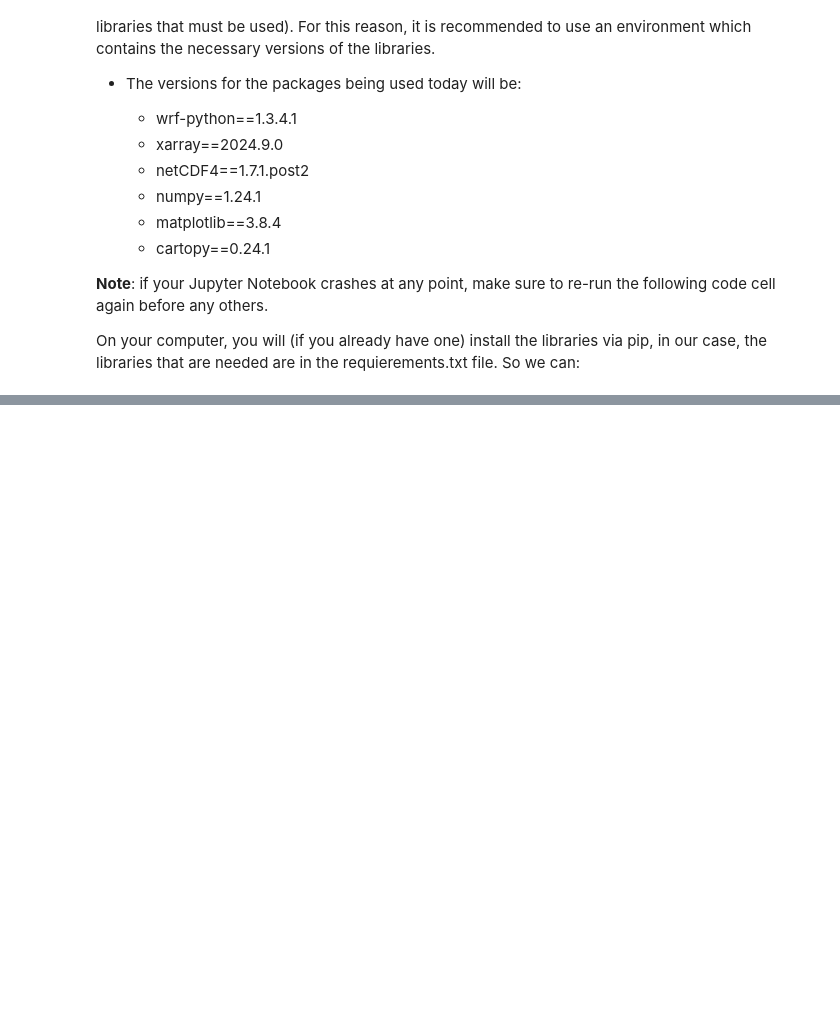
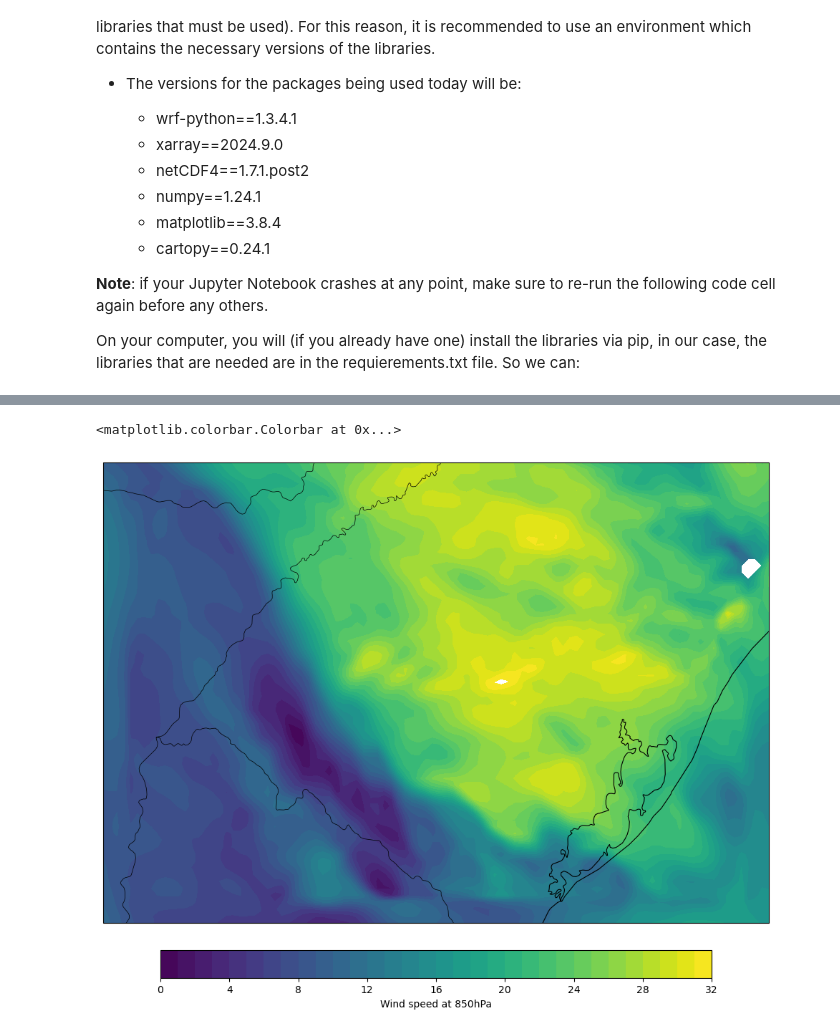
Before and after one commit to douglima8/WRF-Python, a Jupyter notebook: WRF-Python_tutorial.ipynb, the cells around one changed output, grey strips where cells are left out. Saved outputs shown, nothing was run; the diff lists cells and outputs as text; code cells hidden in the pictures; blank space fills up the shorter version.

```diff
--- a/WRF-Python_tutorial.ipynb
+++ b/WRF-Python_tutorial.ipynb
@@ -57,0 +253,14 @@ On your computer, you will (if you already have one) install the libraries via p
+# %%
+u     = getvar(wrf_file, 'ua', timeidx=0)       # 3D U wind [m/s]
+v     = getvar(wrf_file, 'va', timeidx=0)       # 3D V wind [m/s]
+p     = getvar(wrf_file, 'pressure', timeidx=0)
+
+u850  = interplevel(u, p, 850)
+v850  = interplevel(v, p, 850)
+
+ws850 = np.sqrt(u850**2 + v850**2)
+
+print(ws850)
+
+cart_proj = get_cartopy(p)
+lats, lons = latlon_coords(p)
@@ -57,0 +285,24 @@ On your computer, you will (if you already have one) install the libraries via p
+# %%
+# Define de contour interval
+data_min = 0
+data_max = 32
+interval = 1
+levels = np.arange(data_min,data_max + interval,interval)
+
+plt.figure(figsize=(12,10))
+
+ax = plt.axes(projection=cart_proj)
+
+img1 = ax.contourf(lons, lats, ws850, cmap='viridis',  levels=levels,transform=ccrs.PlateCarree())
+
+# # Add coastlines, borders and gridlines
+ax.coastlines(resolution='10m', color='black', linewidth=0.8)
+ax.add_feature(cartopy.feature.BORDERS, edgecolor='black', linewidth=0.5)
+# gl = ax.gridlines(crs=ccrs.PlateCarree(), color='gray', alpha=1.0, linestyle='--', linewidth=0.25, xlocs=np.arange(-180, 180, 2), ylocs=np.arange(-90, 90, 2), draw_labels=True)
+# gl.top_labels = False
+# gl.right_labels = False
+
+plt.colorbar(img1, label='Wind speed at 850hPa', orientation='horizontal', pad=0.05, fraction=0.05)
+# %% [output]
+<matplotlib.colorbar.Colorbar at 0x...>
+[figure, added]
```
Also changed, not shown: parts of 22 cells of this notebook, 6 other files.
